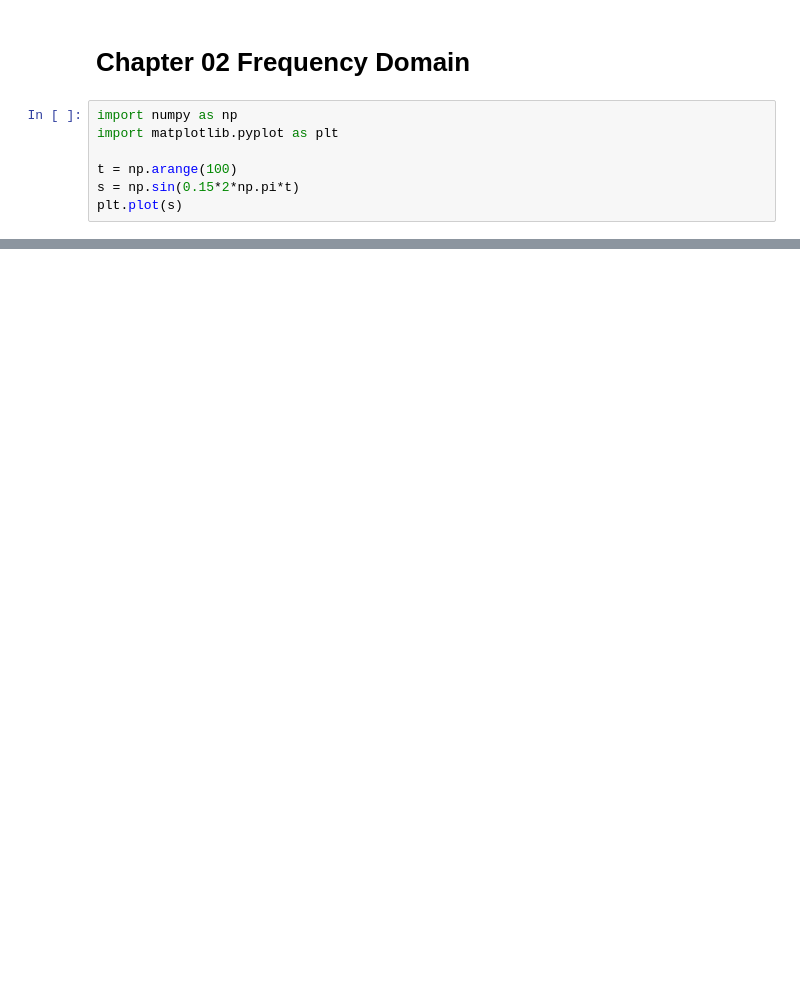
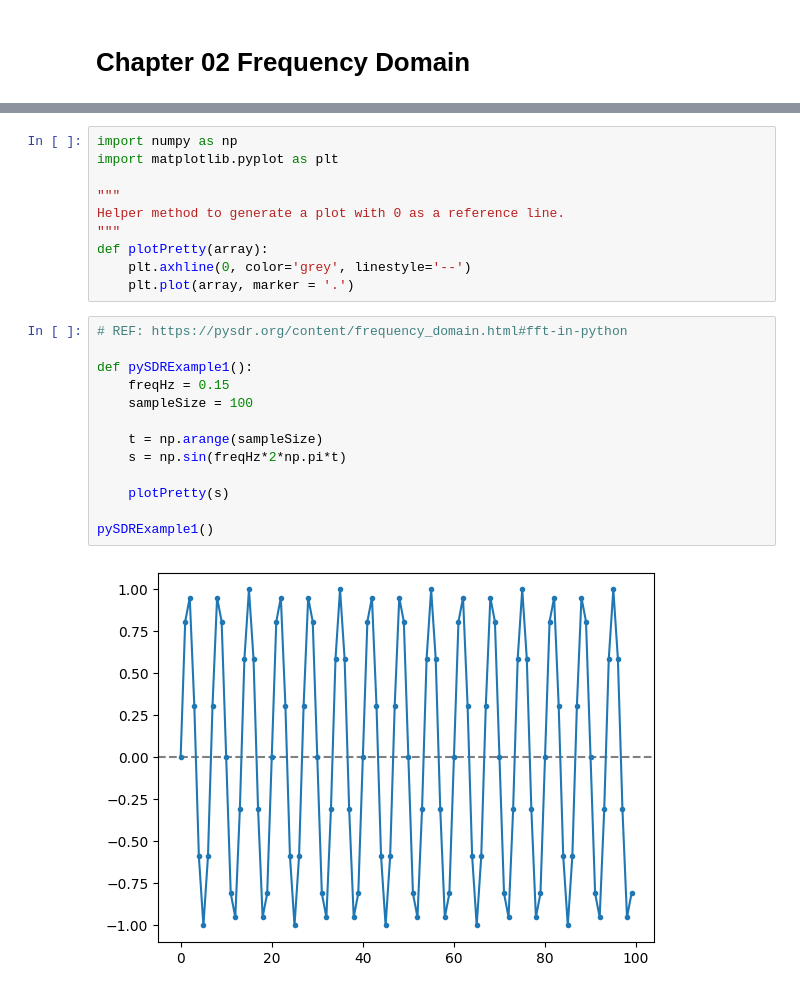
Before and after one commit to mattmakesmaps/pysdr-experiment, a Jupyter notebook: 02-frequency-domain.ipynb, the cells around one changed output, grey strips where cells are left out. Saved outputs shown, nothing was run; the diff lists cells and outputs as text; blank space fills up the shorter version.

```diff
--- a/02-frequency-domain.ipynb
+++ b/02-frequency-domain.ipynb
@@ -1,9 +1,2 @@
 # %% [markdown]
 # Chapter 02 Frequency Domain
-# %%
-import numpy as np
-import matplotlib.pyplot as plt
-
-t = np.arange(100)
-s = np.sin(0.15*2*np.pi*t)
-plt.plot(s)
@@ -12,0 +10,25 @@ plt.plot(s)
+# %%
+import numpy as np
+import matplotlib.pyplot as plt
+
+"""
+Helper method to generate a plot with 0 as a reference line.
+"""
+def plotPretty(array):
+    plt.axhline(0, color='grey', linestyle='--')
+    plt.plot(array, marker = '.')
+# %%
+# REF: https://pysdr.org/content/frequency_domain.html#fft-in-python
+
+def pySDRExample1():
+    freqHz = 0.15
+    sampleSize = 100
+
+    t = np.arange(sampleSize)
+    s = np.sin(freqHz*2*np.pi*t)
+
+    plotPretty(s)
+
+pySDRExample1()
+# %% [output]
+[figure, added]
```
Also changed, not shown: parts of 4 cells of this notebook, 2 other files.
